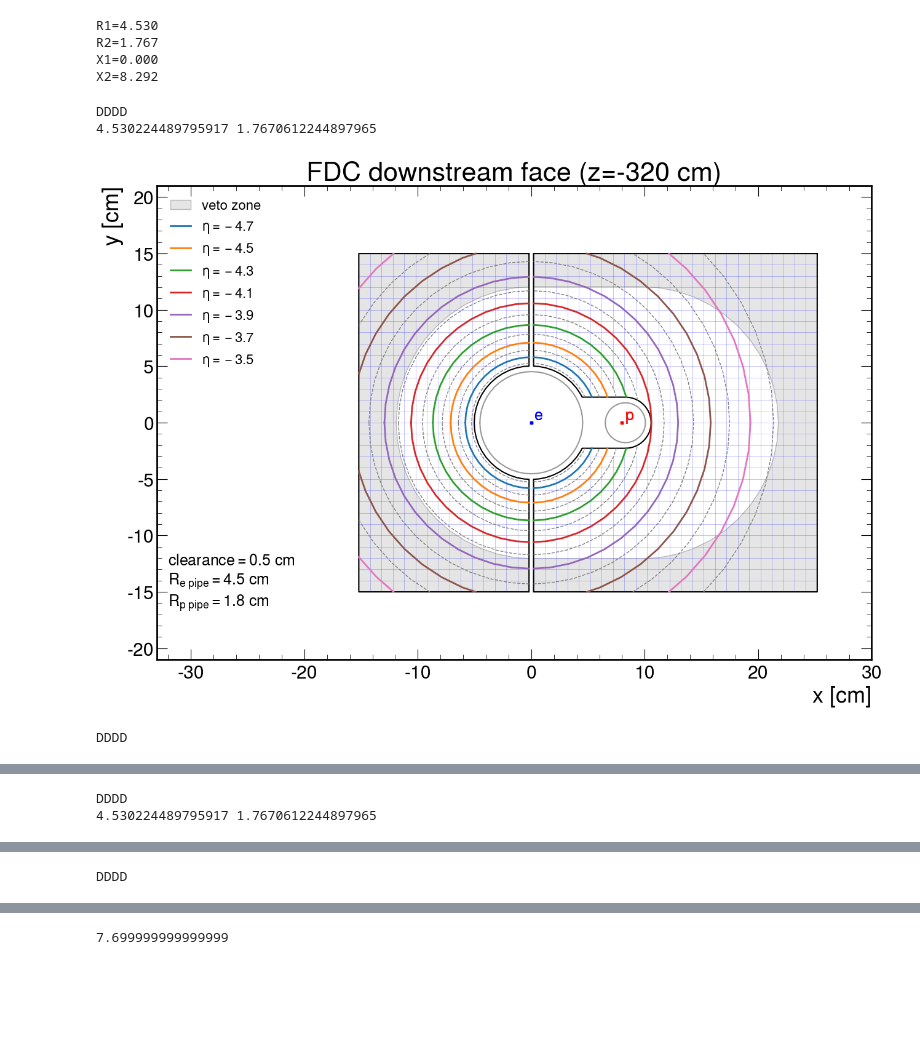
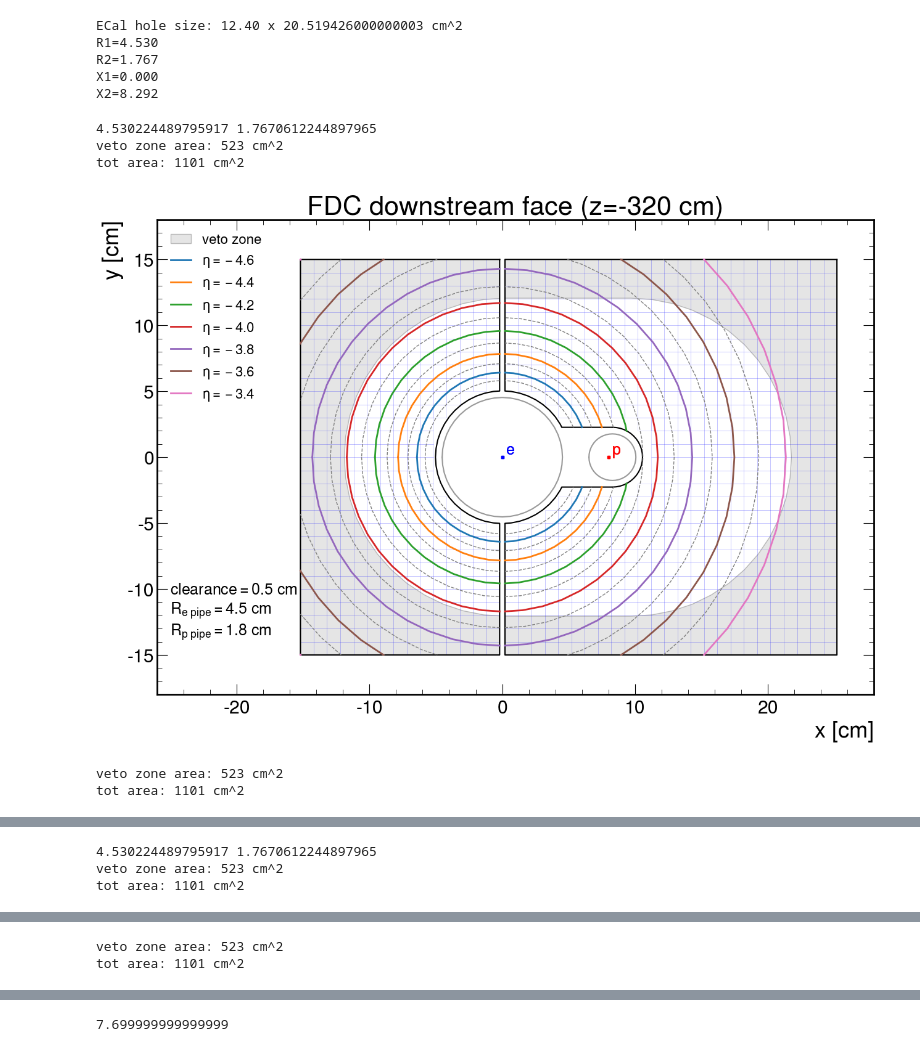
Before and after one commit to sebouh137/backwards_insert, a Jupyter notebook: TransverseStructure.ipynb, the cells around one changed output, grey strips where cells are left out. Drawn from its saved outputs; the diff is of its cells as text; code cells hidden in the pictures; blank space fills up the shorter version.

```diff
--- a/TransverseStructure.ipynb
+++ b/TransverseStructure.ipynb
@@ -34,7 +34,7 @@ flange_radius=(4.3707*2.54)/2
 flange_width=(5.9919)*2.54
 
 
-
+print(f"ECal hole size: {flange_radius*2+ECAL_clearance_TB-ECAL_support_width*2:.2f} x {flange_width+ECAL_clearance_L+ECAL_clearance_R-2*ECAL_support_width} cm^2")
 #Moliere_radius=2.1
 #nMol=2
 #outer_radius = (flange_radius+ECAL_clearance)*320/194+Moliere_radius*nMol  #two moliere radii from the edge of the shadow of the ECAL endcap
@@ -81,6 +81,7 @@ elif position == "HCAL+10cm":
     X2=6.825+(6.407-6.825)*(z_downstream-(-269.72))/14.21
     print(f"R1={R1:.3f}\nR2={R2:.3f}\nX1={X1:.3f}\nX2={X2:.3f}")
 # %% [output]
+ECal hole size: 12.40 x 20.519426000000003 cm^2
 R1=4.530
 R2=1.767
 X1=0.000
@@ -95,6 +96,8 @@ def rect(x1,y1, x2,y2):
     return shapely.Polygon([(x1,y1), (x2,y1), (x2, y2),(x1,y2), (x1,y1)])
 # %%
 def eta_plot(pos='downstream', var='eta', showMoliere=False, moliereRadius=2.1, pix=True, shape='rect'):
+    veto_area=0
+    tot_area=0
     plt.subplots(1,1, figsize=(15,10))
     phi=np.linspace(-np.pi, np.pi, 49)
     pipe1=shapely.Polygon(zip(R1*np.cos(phi), R1*np.sin(phi)))
@@ -136,7 +139,6 @@ def eta_plot(pos='downstream', var='eta', showMoliere=False, moliereRadius=2.1,
                 -hole - rect(-LRgap/2, -det_height/2, LRgap/2, det_height/2)
         left_half = both_halves.geoms[0]
         right_half = both_halves.geoms[1]
-        print("DDDD")
     arg=dict(color='k')
     plt.plot(*left_half.exterior.xy,**arg)
     plt.plot(*right_half.exterior.xy,**arg)
@@ -182,13 +184,16 @@ def eta_plot(pos='downstream', var='eta', showMoliere=False, moliereRadius=2.1,
     ECAL_shadow = circ1 | circ2 | rect1
 
     for i, half in enumerate([left_half, right_half]):
-        xy=list(zip(*(half-ECAL_shadow).exterior.xy))
+        half_veto_region=(half-ECAL_shadow)
+        xy=list(zip(*half_veto_region.exterior.xy))
         xy.append(xy[0])
+        veto_area+=half_veto_region.area
         plt.gca().add_patch(\
-            mpl.patches.Polygon(xy, color='0.8', alpha=0.5, label='veto zone' if i==0 else None,\
+            mpl.patches.Polygon(xy, color='0.8', alpha=0.5, label=f'veto zone' if i==1 else None,\
                                zorder=-5, ls='-',ec='0.5'))
-        #pass
 
+    print(f"veto zone area: {veto_area:.0f} cm^2")
+    print(f"tot area: {both_halves.area:.0f} cm^2")
     #now determine the shape of the shadow:
     #shadow_r = ECAL_radius*np.abs(z)/194
 
@@ -229,7 +234,7 @@ def eta_plot(pos='downstream', var='eta', showMoliere=False, moliereRadius=2.1,
 
 
     if var == "eta":
-        mineta, maxeta=-4.8, -3.4
+        mineta, maxeta=-4.7, -3.4
         etas=np.linspace(mineta, maxeta, int(np.round((maxeta-mineta)/.1))+1)
         thetas=get_theta(etas)
     elif var=="theta":
@@ -261,37 +266,39 @@ def eta_plot(pos='downstream', var='eta', showMoliere=False, moliereRadius=2.1,
     plt.title(f"FDC {pos} face (z={z:.0f} cm)")
     plt.xlabel("x [cm]")
     plt.ylabel("y [cm]")
-    plt.xlim(-33, 30)
-    plt.ylim(-21, 21)
+    plt.xlim(-26, 28)
+    plt.ylim(-18, 18)
 
     #draw x at electron and proton beam positions
     #a=0.25
     for c,p,x in ('b','e',0), ('r','p',0.025*abs(z)):
         for s in -1,1:
             plt.plot([x], [0],marker='s', color=c, markersize=3)
             plt.text(x+0.3, 0+0.25, p, color=c, fontsize=18)
 
-    plt.text(-32, -18, f"clearance$={clearance:.1f}$ cm\n"+\
+    plt.text(-25, -15, f"clearance$={clearance:.1f}$ cm\n"+\
                        f"$R_{{e\\,\\,pipe}}={R1:.1f}$ cm\n"+\
                        f"$R_{{p\\,\\,pipe}}={R2:.1f}$ cm\n", fontsize=18)
 
 eta_plot("downstream", "eta")
 plt.savefig("images/downstream_eta_rings.pdf")
 plt.show()
 
 eta_plot("upstream", "eta")
 plt.savefig("images/upstream_eta_rings.pdf")
 plt.show()
 
 eta_plot("downstream", "theta")
 plt.savefig("images/downstream_theta_rings.pdf")
 plt.show()
 
 eta_plot("upstream", "theta")
 plt.savefig("images/upstream_theta_rings.pdf")
 plt.show()
 # %% [output]
-DDDD
 4.530224489795917 1.7670612244897965
+veto zone area: 523 cm^2
+tot area: 1101 cm^2
-[figure, old version]
+[figure, new version]
-DDDD
+veto zone area: 523 cm^2
+tot area: 1101 cm^2
@@ -299,2 +306,3 @@ DDDD
-DDDD
 4.530224489795917 1.7670612244897965
+veto zone area: 523 cm^2
+tot area: 1101 cm^2
@@ -302 +310,2 @@ DDDD
-DDDD
+veto zone area: 523 cm^2
+tot area: 1101 cm^2
```
Also changed, not shown: parts of 6 cells of this notebook, 3 other files.
